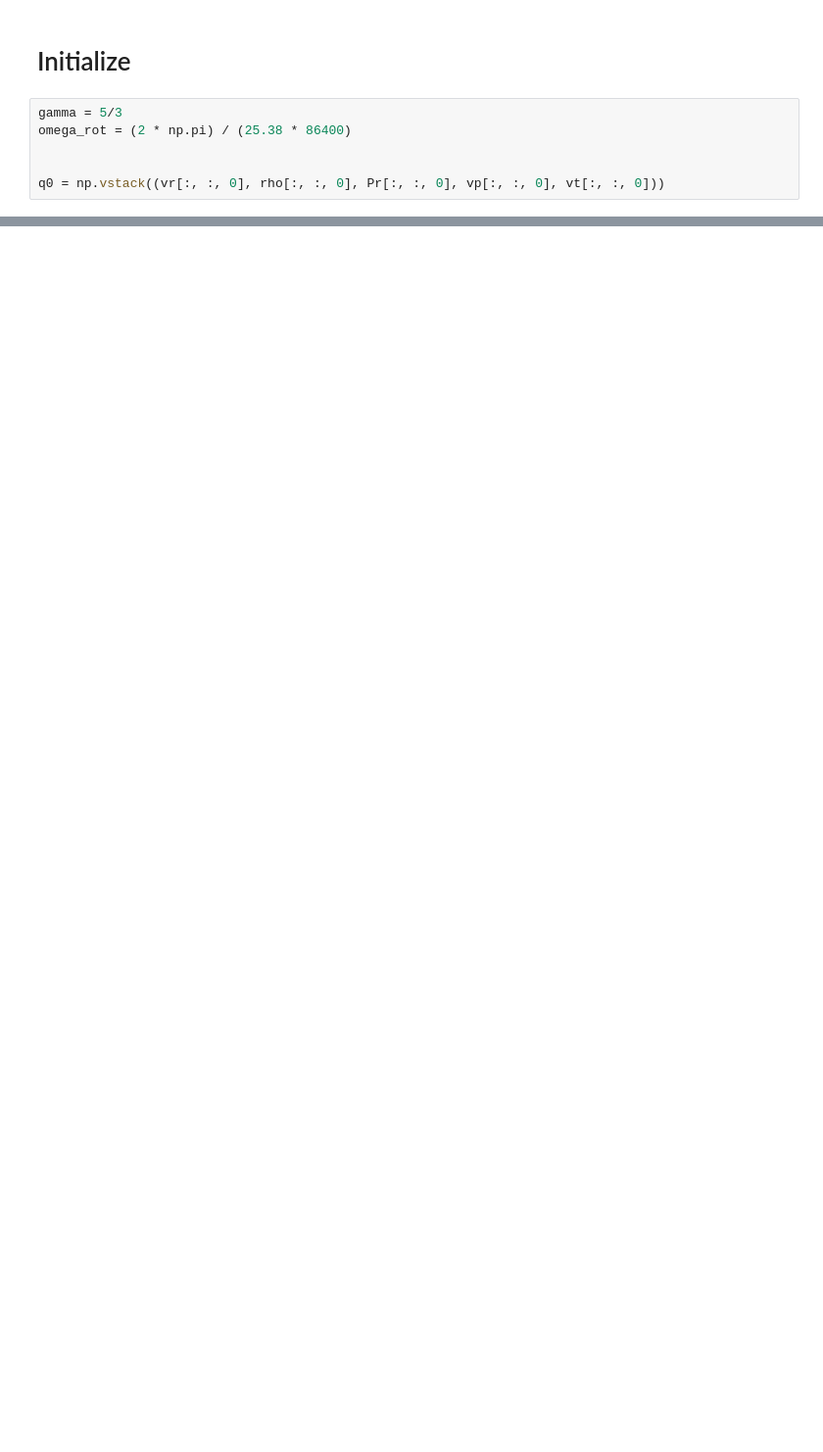
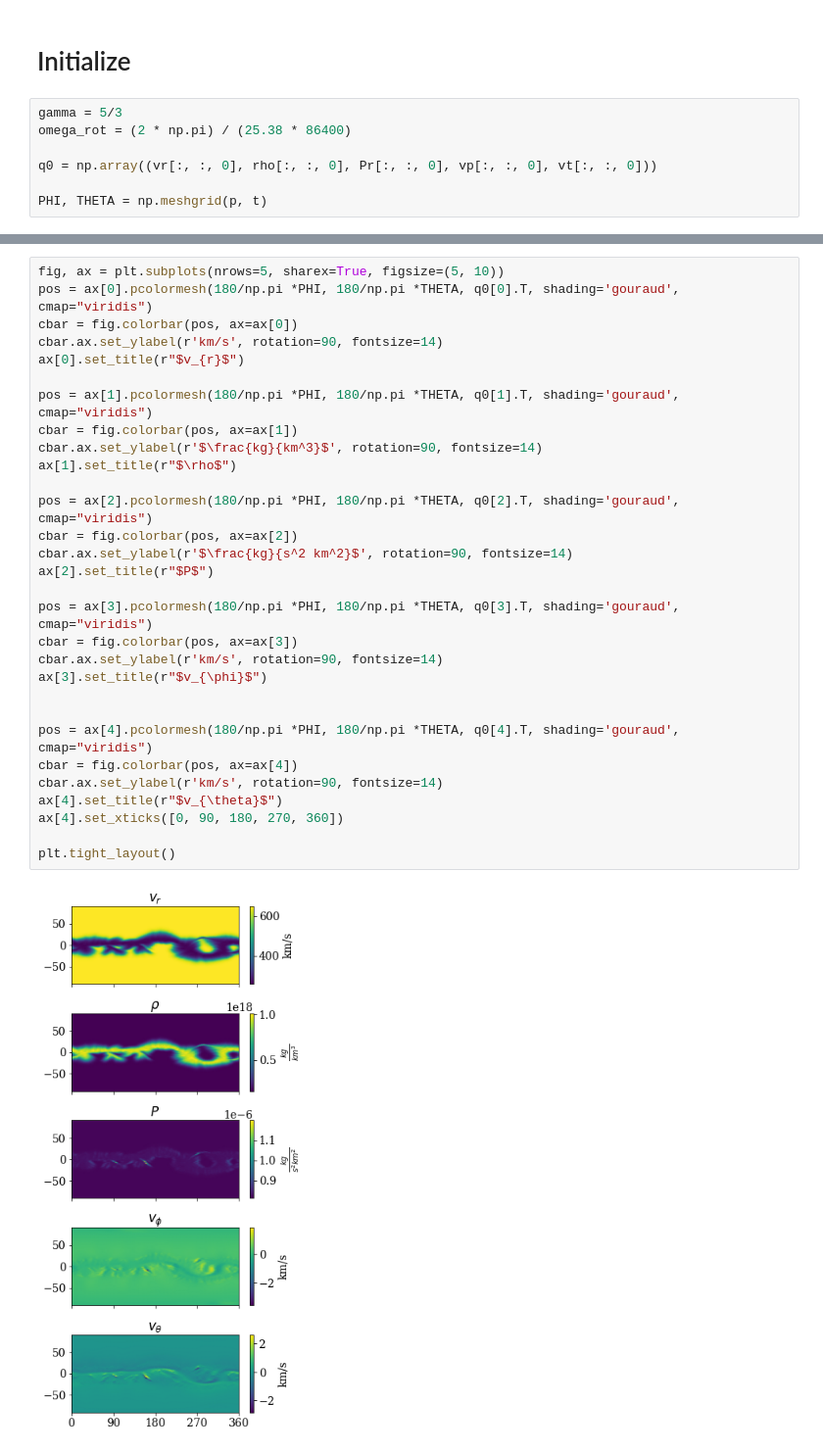
Before and after one commit to opaliss/3D_HD_SW, a Jupyter notebook: 3D_Hydrodynamic_Pizzo.ipynb, the cells around one changed output, grey strips where cells are left out. Shown: that part at 98% size. Drawn from its saved outputs; the diff is of its cells as text; blank space fills up the shorter version.

```diff
--- a/3D_Hydrodynamic_Pizzo.ipynb
+++ b/3D_Hydrodynamic_Pizzo.ipynb
@@ -190,5 +288,6 @@ plt.savefig("figs/rho.png", dpi=600)
 gamma = 5/3
 omega_rot = (2 * np.pi) / (25.38 * 86400)
 
+q0 = np.array((vr[:, :, 0], rho[:, :, 0], Pr[:, :, 0], vp[:, :, 0], vt[:, :, 0]))
 
-q0 = np.vstack((vr[:, :, 0], rho[:, :, 0], Pr[:, :, 0], vp[:, :, 0], vt[:, :, 0]))
+PHI, THETA = np.meshgrid(p, t)
@@ -194,0 +308,32 @@ q0 = np.vstack((vr[:, :, 0], rho[:, :, 0], Pr[:, :, 0], vp[:, :, 0], vt[:, :, 0]
+# %%
+fig, ax = plt.subplots(nrows=5, sharex=True, figsize=(5, 10))
+pos = ax[0].pcolormesh(180/np.pi *PHI, 180/np.pi *THETA, q0[0].T, shading='gouraud', cmap="viridis")
+cbar = fig.colorbar(pos, ax=ax[0])
+cbar.ax.set_ylabel(r'km/s', rotation=90, fontsize=14)
+ax[0].set_title(r"$v_{r}$")
+
+pos = ax[1].pcolormesh(180/np.pi *PHI, 180/np.pi *THETA, q0[1].T, shading='gouraud', cmap="viridis")
+cbar = fig.colorbar(pos, ax=ax[1])
+cbar.ax.set_ylabel(r'$\frac{kg}{km^3}$', rotation=90, fontsize=14)
+ax[1].set_title(r"$\rho$")
+
+pos = ax[2].pcolormesh(180/np.pi *PHI, 180/np.pi *THETA, q0[2].T, shading='gouraud', cmap="viridis")
+cbar = fig.colorbar(pos, ax=ax[2])
+cbar.ax.set_ylabel(r'$\frac{kg}{s^2 km^2}$', rotation=90, fontsize=14)
+ax[2].set_title(r"$P$")
+
+pos = ax[3].pcolormesh(180/np.pi *PHI, 180/np.pi *THETA, q0[3].T, shading='gouraud', cmap="viridis")
+cbar = fig.colorbar(pos, ax=ax[3])
+cbar.ax.set_ylabel(r'km/s', rotation=90, fontsize=14)
+ax[3].set_title(r"$v_{\phi}$")
+
+
+pos = ax[4].pcolormesh(180/np.pi *PHI, 180/np.pi *THETA, q0[4].T, shading='gouraud', cmap="viridis")
+cbar = fig.colorbar(pos, ax=ax[4])
+cbar.ax.set_ylabel(r'km/s', rotation=90, fontsize=14)
+ax[4].set_title(r"$v_{\theta}$")
+ax[4].set_xticks([0, 90, 180, 270, 360])
+
+plt.tight_layout()
+# %% [output]
+[figure, added]
```
Also changed, not shown: parts of 14 cells of this notebook, 6 other files.
